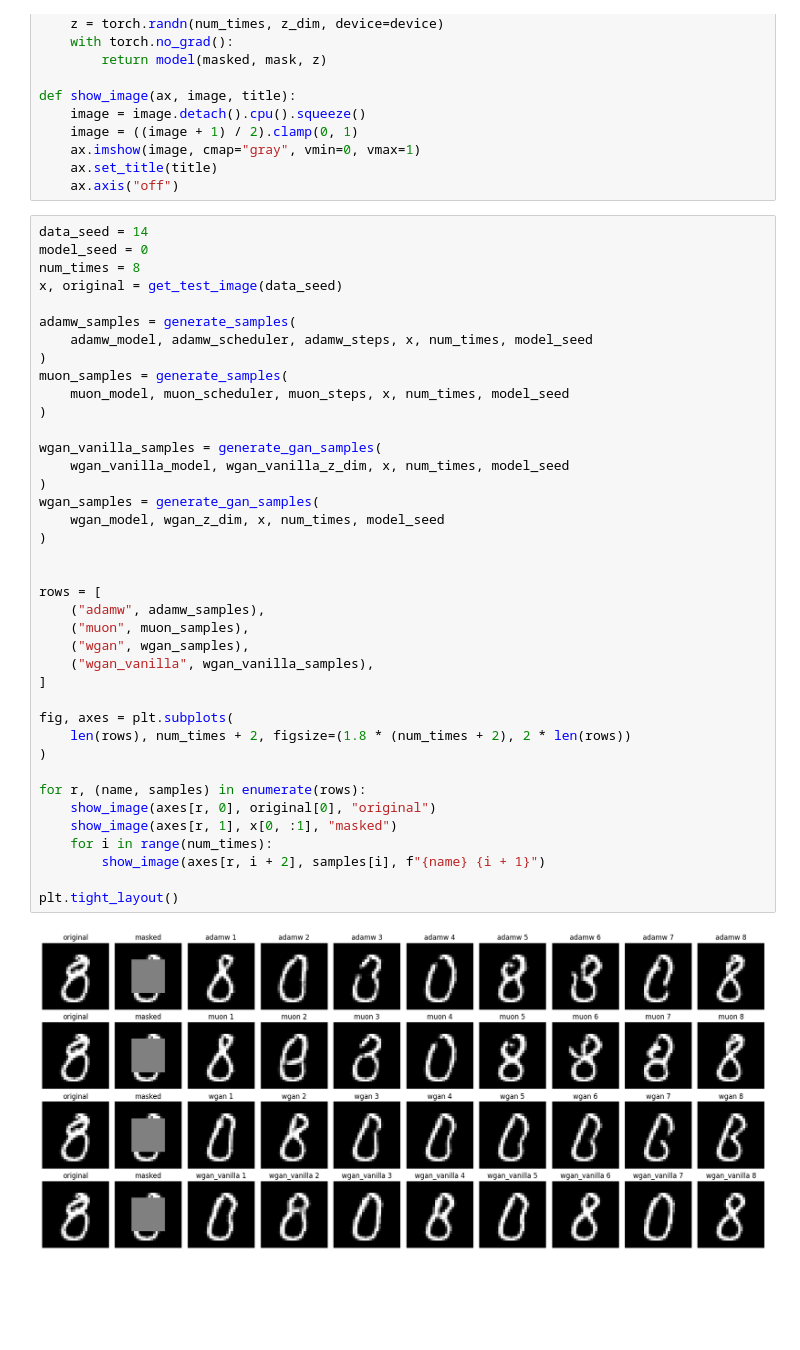
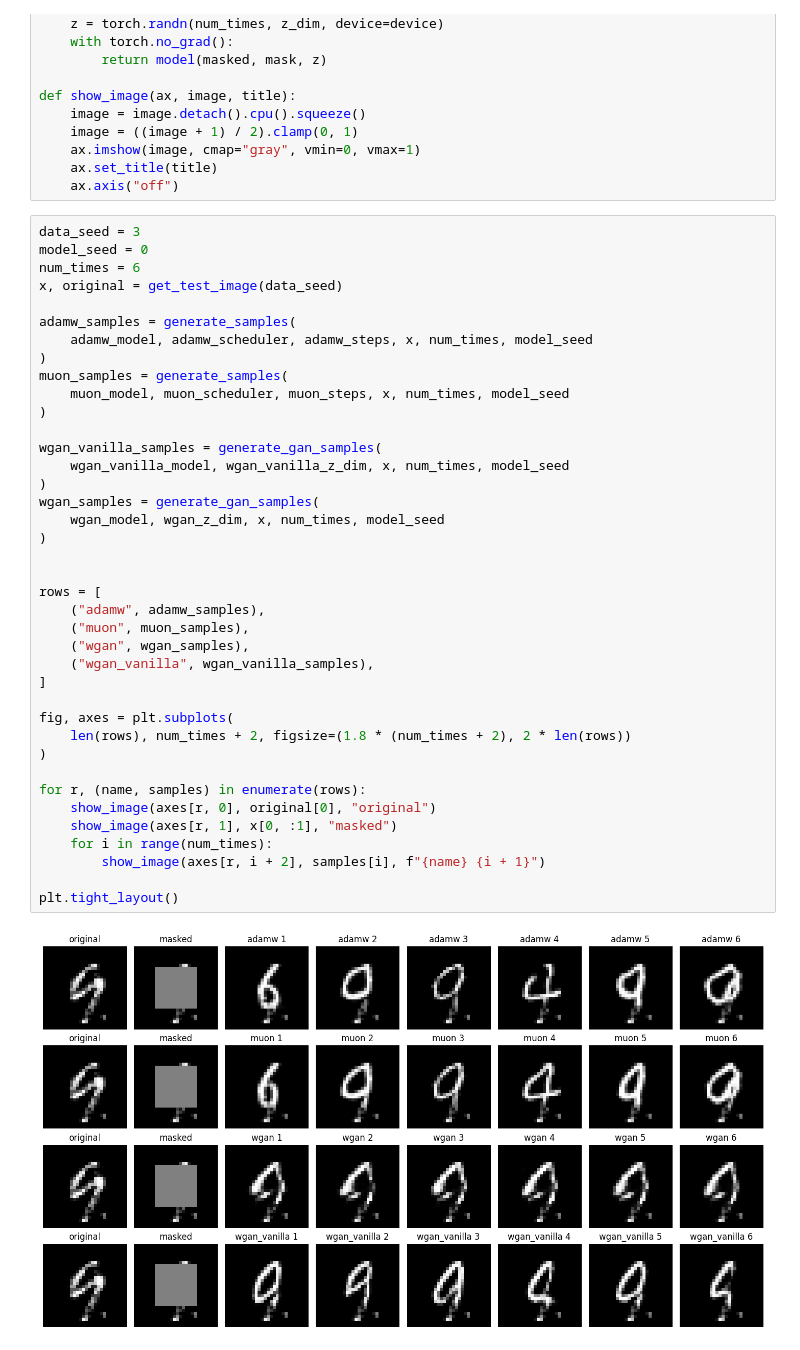
Before and after one commit to az2296/prelim, a Jupyter notebook: mnist/compare_checkpoints.ipynb, the cells around one changed output. Saved outputs shown, nothing was run; the diff lists cells and outputs as text; blank space fills up the shorter version.

```diff
--- a/mnist/compare_checkpoints.ipynb
+++ b/mnist/compare_checkpoints.ipynb
@@ -93,9 +93,9 @@ def show_image(ax, image, title):
     ax.set_title(title)
     ax.axis("off")
 # %%
-data_seed = 14
+data_seed = 3
 model_seed = 0
-num_times = 8
+num_times = 6
 x, original = get_test_image(data_seed)
 
 adamw_samples = generate_samples(
@@ -105,31 +105,31 @@ muon_samples = generate_samples(
     muon_model, muon_scheduler, muon_steps, x, num_times, model_seed
 )
 
 wgan_vanilla_samples = generate_gan_samples(
     wgan_vanilla_model, wgan_vanilla_z_dim, x, num_times, model_seed
 )
 wgan_samples = generate_gan_samples(
     wgan_model, wgan_z_dim, x, num_times, model_seed
 )
 
 
 rows = [
     ("adamw", adamw_samples),
     ("muon", muon_samples),
     ("wgan", wgan_samples),
     ("wgan_vanilla", wgan_vanilla_samples),
 ]
 
 fig, axes = plt.subplots(
     len(rows), num_times + 2, figsize=(1.8 * (num_times + 2), 2 * len(rows))
 )
 
 for r, (name, samples) in enumerate(rows):
     show_image(axes[r, 0], original[0], "original")
     show_image(axes[r, 1], x[0, :1], "masked")
     for i in range(num_times):
         show_image(axes[r, i + 2], samples[i], f"{name} {i + 1}")
 
 plt.tight_layout()
 # %% [output]
-[figure, old version]
+[figure, new version]
```
